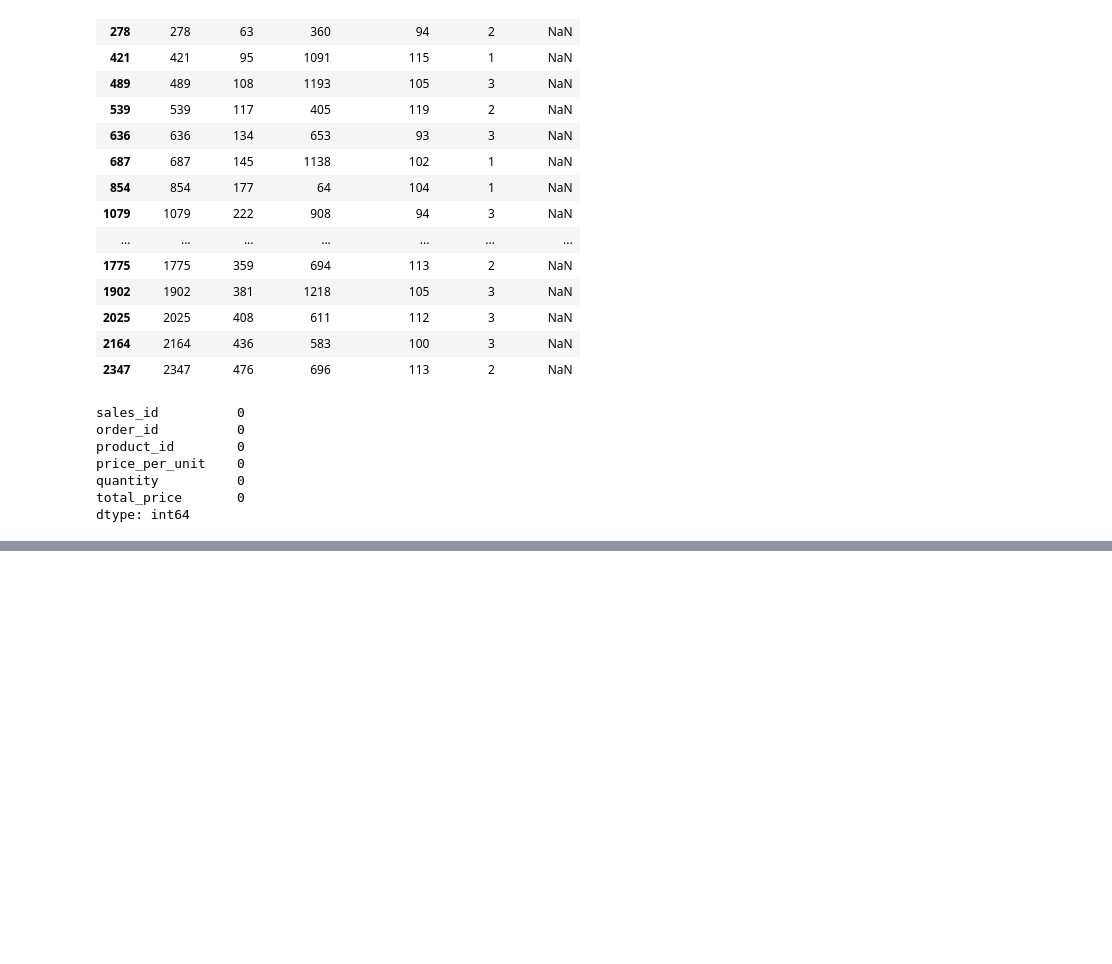
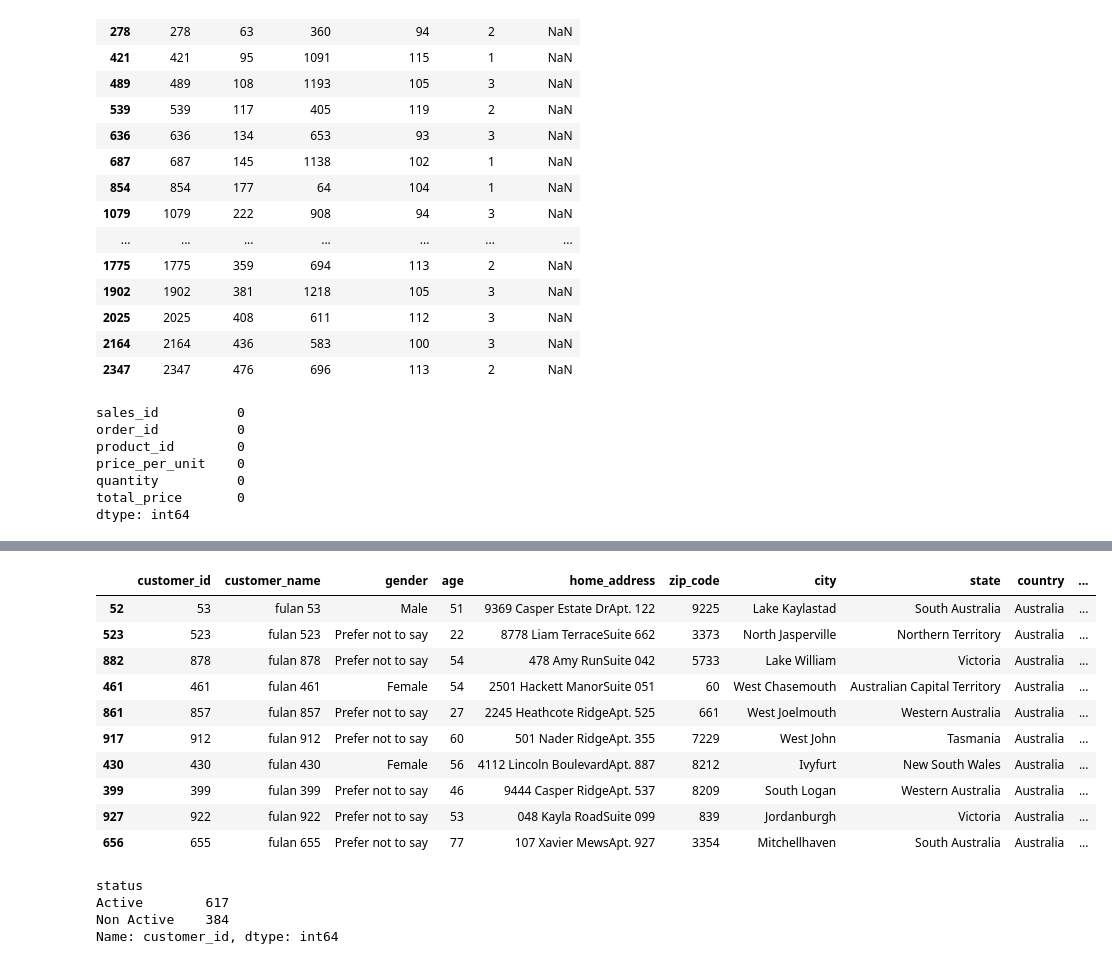
Before and after one commit to milzamh/datascience, a Jupyter notebook: Dicoding.ipynb, the cells around one changed output, grey strips where cells are left out. Drawn from its saved outputs; the diff is of its cells as text; code cells hidden in the pictures; blank space fills up the shorter version.

```diff
--- a/Dicoding.ipynb
+++ b/Dicoding.ipynb
@@ -331,0 +386,4 @@ dtype: int64
+# %%
+delivery_time = orders_df["delivery_date"] - orders_df["order_date"]
+delivery_time = delivery_time.apply(lambda x: x.total_seconds())
+orders_df["delivery_time"] = round(delivery_time/86400)
@@ -331,0 +411,23 @@ dtype: int64
+# %%
+customer_id_in_orders_df =  orders_df.customer_id.tolist()
+customer_df["status"] = customer_df["customer_id"].apply(lambda x: "Active" if x in customer_id_in_orders_df else "Non Active")
+customer_df.sample(10)
+# %% [output]
+|  | customer_id | customer_name | gender | age | home_address | zip_code | city | state | country | ... |
+| 52 | 53 | fulan 53 | Male | 51 | 9369 Casper Estate DrApt. 122 | 9225 | Lake Kaylastad | South Australia | Australia | ... |
+| 523 | 523 | fulan 523 | Prefer not to say | 22 | 8778 Liam TerraceSuite 662 | 3373 | North Jasperville | Northern Territory | Australia | ... |
+| 882 | 878 | fulan 878 | Prefer not to say | 54 | 478 Amy RunSuite 042 | 5733 | Lake William | Victoria | Australia | ... |
+| 461 | 461 | fulan 461 | Female | 54 | 2501 Hackett ManorSuite 051 | 60 | West Chasemouth | Australian Capital Territory | Australia | ... |
+| 861 | 857 | fulan 857 | Prefer not to say | 27 | 2245 Heathcote RidgeApt. 525 | 661 | West Joelmouth | Western Australia | Australia | ... |
+| 917 | 912 | fulan 912 | Prefer not to say | 60 | 501 Nader RidgeApt. 355 | 7229 | West John | Tasmania | Australia | ... |
+| 430 | 430 | fulan 430 | Female | 56 | 4112 Lincoln BoulevardApt. 887 | 8212 | Ivyfurt | New South Wales | Australia | ... |
+| 399 | 399 | fulan 399 | Prefer not to say | 46 | 9444 Casper RidgeApt. 537 | 8209 | South Logan | Western Australia | Australia | ... |
+| 927 | 922 | fulan 922 | Prefer not to say | 53 | 048 Kayla RoadSuite 099 | 839 | Jordanburgh | Victoria | Australia | ... |
+| 656 | 655 | fulan 655 | Prefer not to say | 77 | 107 Xavier MewsApt. 927 | 3354 | Mitchellhaven | South Australia | Australia | ... |
+# %%
+customer_df.groupby(by="status").customer_id.count()
+# %% [output]
+status
+Active        617
+Non Active    384
+Name: customer_id, dtype: int64
```
Also changed, not shown: parts of 21 cells of this notebook.
